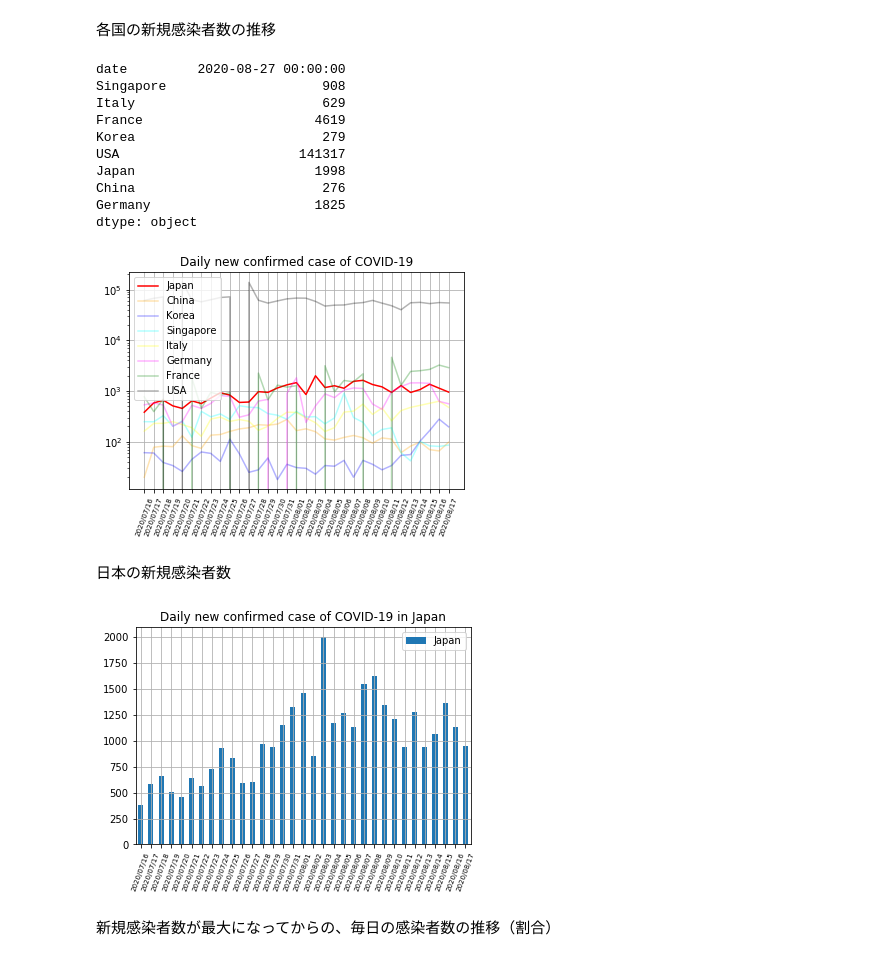
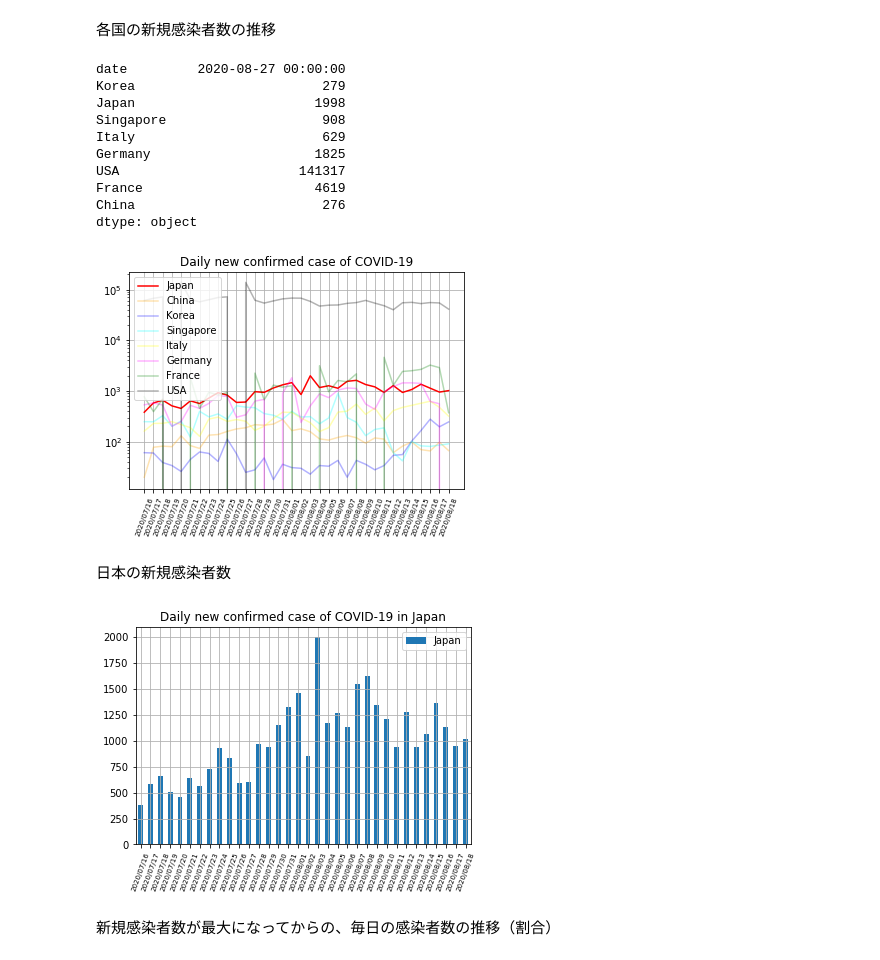
Before and after one commit to yoneken/covid19jp, a Jupyter notebook: Forecast_covid19.ipynb, the cells around one changed output. Cells and saved outputs as stored; diff of their text form; code cells hidden in the pictures.

```diff
--- a/Forecast_covid19.ipynb
+++ b/Forecast_covid19.ipynb
@@ -183,7 +183,7 @@ plt.plot(x_latent, df_diff["France"], color="green", alpha=0.3, label="France")
 plt.plot(x_latent, df_diff["USA"], color="black", alpha=0.3, label="USA")
 
 #df_new.date = [l if i%5==0 else "" for i,l in enumerate(df_new.date)]
-plt.xticks(range(len(df_diff.date)-10), df_diff.date.dt.strftime("%Y/%m/%d"), fontsize=7, rotation=70);
+plt.xticks(range(len(df_diff.date)-9), df_diff.date.dt.strftime("%Y/%m/%d"), fontsize=7, rotation=70);
 plt.yscale("log");
 plt.grid();
 plt.legend(loc="upper left");
@@ -191,27 +191,27 @@ plt.title("Daily new confirmed case of COVID-19");
 print(df_diff.max())
 # %% [output]
 date         2020-08-27 00:00:00
+Korea                        279
+Japan                       1998
 Singapore                    908
 Italy                        629
+Germany                     1825
+USA                       141317
 France                      4619
-Korea                        279
-USA                       141317
-Japan                       1998
 China                        276
-Germany                     1825
 dtype: object
-[figure, old version]
+[figure, new version]
 # %% [markdown]
 日本の新規感染者数
 # %%
 df_diff.Japan.dropna().plot(kind="bar")
 #draw_approx_curve(np.array(range(20)), df_diff.Japan.dropna().values, range(15), 1, forecast=3, info="Fit for 7/16-7/30")
-plt.xticks(range(len(df_diff.date)-10), df_diff.date.dt.strftime("%Y/%m/%d"), fontsize=7, rotation=70);
+plt.xticks(range(len(df_diff.date)-9), df_diff.date.dt.strftime("%Y/%m/%d"), fontsize=7, rotation=70);
 plt.grid();
 plt.legend()
 plt.title("Daily new confirmed case of COVID-19 in Japan");
 # %% [output]
-[figure, old version]
+[figure, new version]
 # %% [markdown]
 新規感染者数が最大になってからの、毎日の感染者数の推移（割合）
 # %%
```
Also changed, not shown: parts of 10 cells of this notebook, 1 other file.
